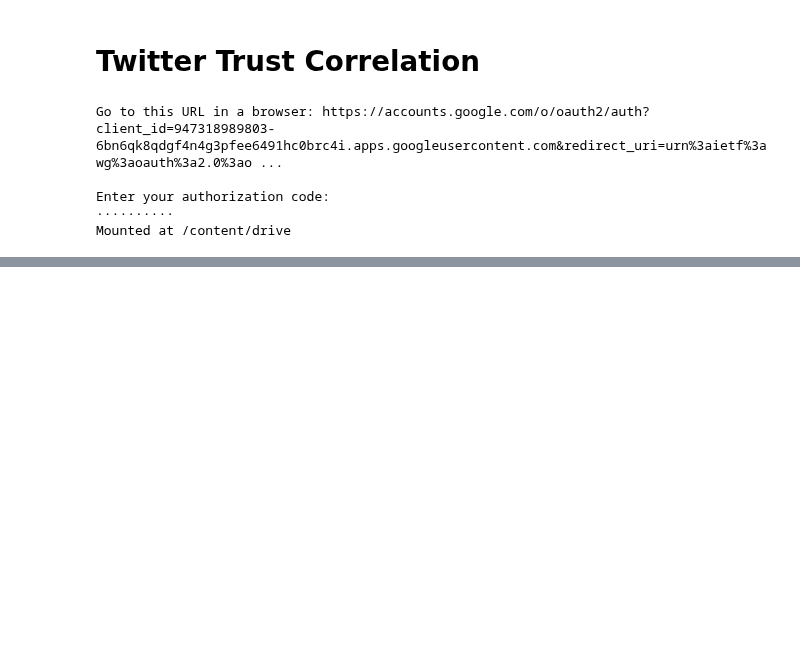
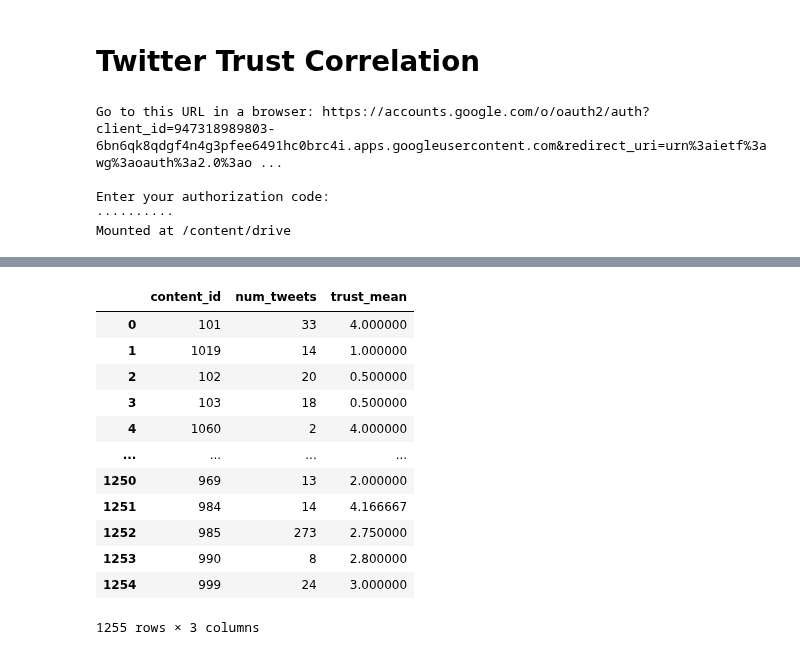
Before and after one commit to fagan2888/tweet-url-relationships, a Jupyter notebook: notebooks/Tweet Trust Correlation.ipynb, the cells around one changed output, grey strips where cells are left out. Cells and saved outputs as stored; diff of their text form; code cells hidden in the pictures; blank space fills up the shorter version.

```diff
--- a/notebooks/Tweet Trust Correlation.ipynb
+++ b/notebooks/Tweet Trust Correlation.ipynb
@@ -111,0 +156,24 @@ saveddf
+# %%
+corr_df = pd.DataFrame(columns=['content_id','num_tweets','trust_mean'])
+
+for index, row in num_tweets.iterrows():
+  try:
+    corr_df = corr_df.append({'content_id':index, 'num_tweets':row['tweet_id'], 'trust_mean':blind_ratings['rating_scale_response'][int(index)]}, ignore_index=True)
+  except Exception:
+    pass
+
+corr_df
+# %% [output]
+|  | content_id | num_tweets | trust_mean |
+| 0 | 101 | 33 | 4.000000 |
+| 1 | 1019 | 14 | 1.000000 |
+| 2 | 102 | 20 | 0.500000 |
+| 3 | 103 | 18 | 0.500000 |
+| 4 | 1060 | 2 | 4.000000 |
+| ... | ... | ... | ... |
+| 1250 | 969 | 13 | 2.000000 |
+| 1251 | 984 | 14 | 4.166667 |
+| 1252 | 985 | 273 | 2.750000 |
+| 1253 | 990 | 8 | 2.800000 |
+| 1254 | 999 | 24 | 3.000000 |
+1255 rows × 3 columns
```
Also changed, not shown: parts of 16 cells of this notebook.
